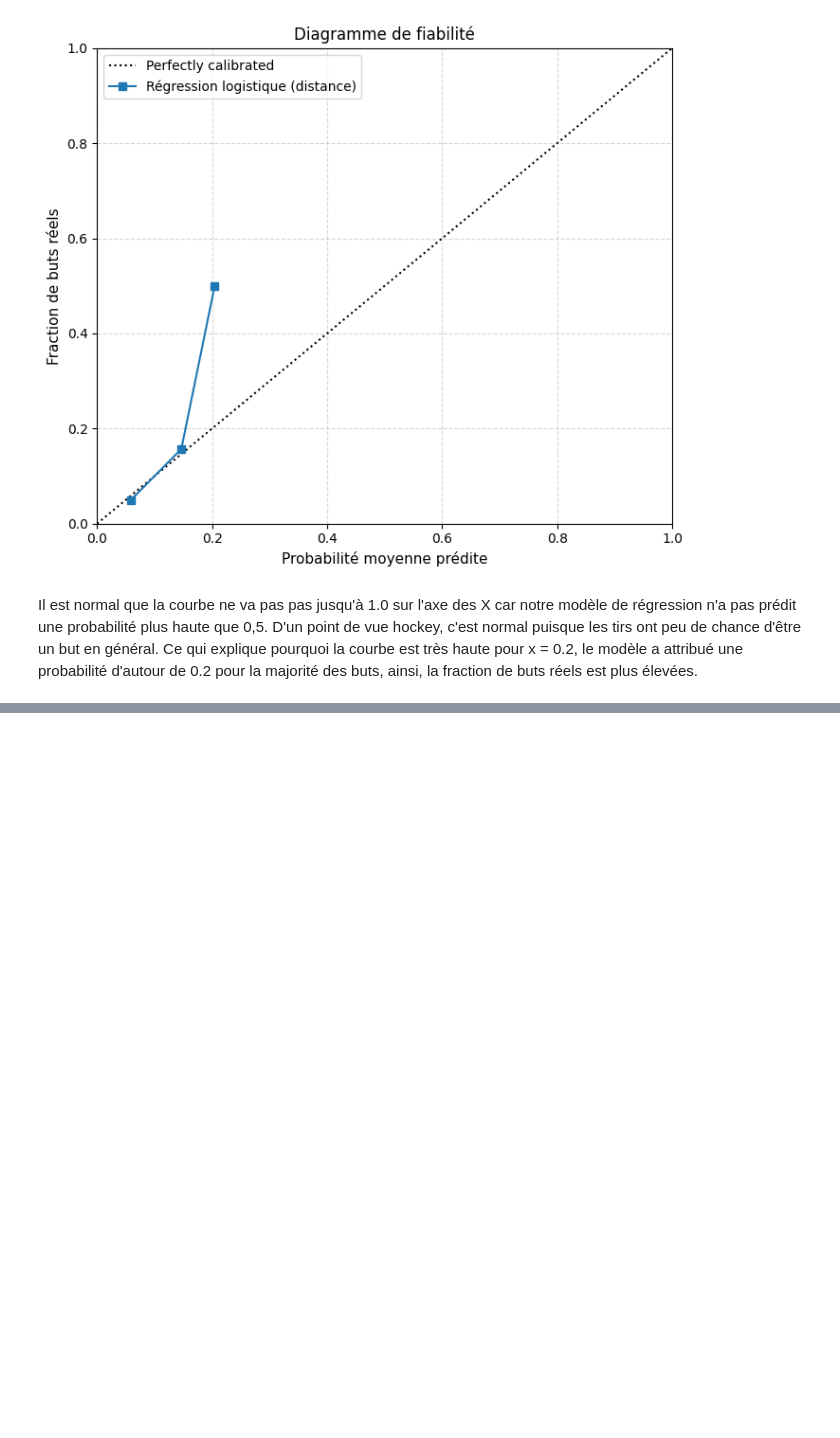
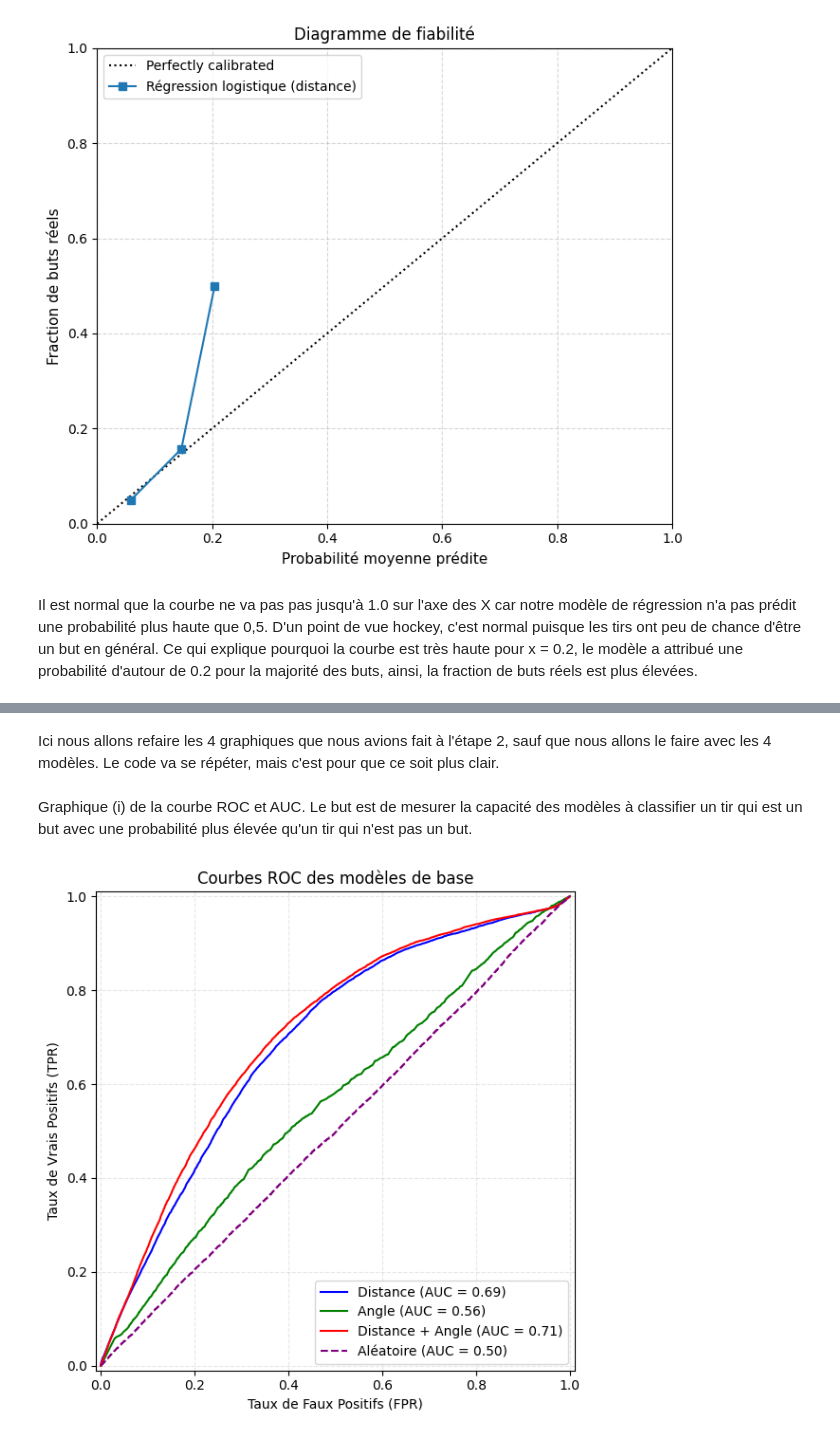
Before and after one commit to Tong3410976/IFT3700_Projet1, a Jupyter notebook: notebooks/07_bases_models.ipynb, the cells around one changed output, grey strips where cells are left out. Drawn from its saved outputs; the diff is of its cells as text; code cells hidden in the pictures; blank space fills up the shorter version.

Commit message:
Ajout des autres modèles avec wandb et premier graphique

```diff
--- a/notebooks/07_bases_models.ipynb
+++ b/notebooks/07_bases_models.ipynb
@@ -199,0 +276,29 @@ Il est normal que la courbe ne va pas pas jusqu'à 1.0 sur l'axe des X car notre
+# %% [markdown]
+Ici nous allons refaire les 4 graphiques que nous avions fait à l'étape 2, sauf que nous allons le faire avec les 4 modèles. Le code va se répéter, mais c'est pour que ce soit plus clair.
+# %% [markdown]
+Graphique (i) de la courbe ROC et AUC.
+Le but est de mesurer la capacité des modèles à classifier un tir qui est un but avec une probabilité plus élevée qu'un tir qui n'est pas un but.
+# %%
+# Le code est inspiré des exemples de la documentation de sk-learn : https://scikit-learn.org/stable/auto_examples/model_selection/plot_roc.html
+
+fig, ax = plt.subplots(figsize=(8,6))
+
+for name, info in score_models.items():
+    metrics.RocCurveDisplay.from_predictions(
+        Y_val,
+        info["score"],
+        name=name,
+        color=info["color"],
+        ax=ax,
+        linestyle=info.get("linestyle", "-")
+    )
+
+ax.set_title("Courbes ROC des modèles de base")
+ax.set_xlabel("Taux de Faux Positifs (FPR)")
+ax.set_ylabel("Taux de Vrais Positifs (TPR)")
+ax.grid(True, linestyle="--", alpha=0.3)
+ax.legend(loc="lower right")
+plt.tight_layout()
+plt.show()
+# %% [output]
+[figure, added]
```
Also changed, not shown: parts of 7 cells of this notebook, 1 other file.
